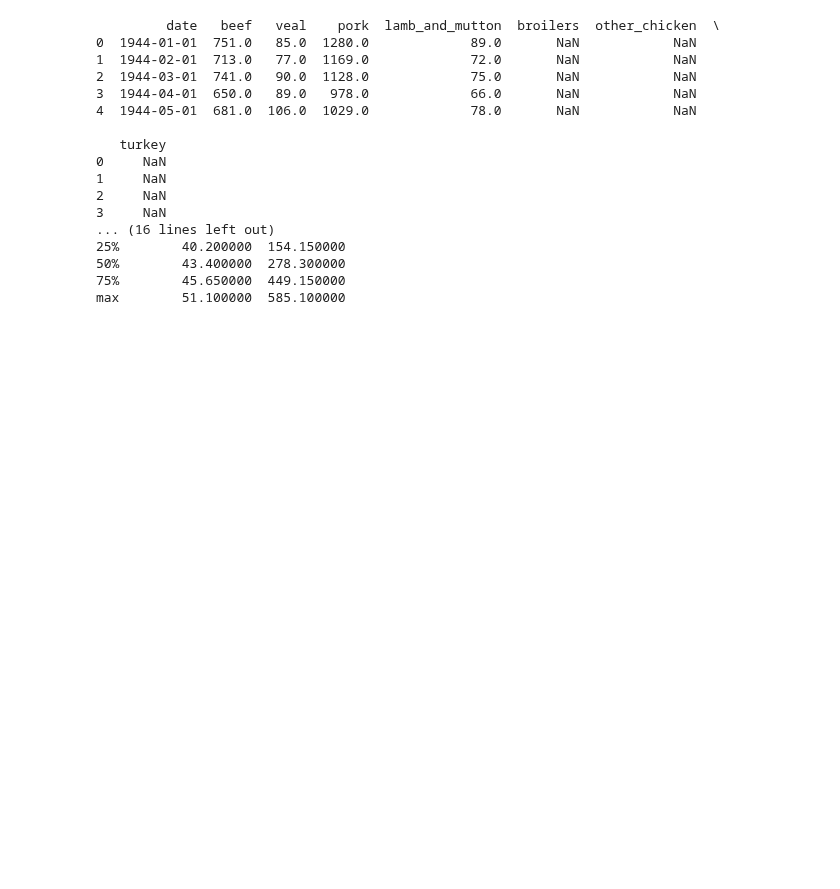
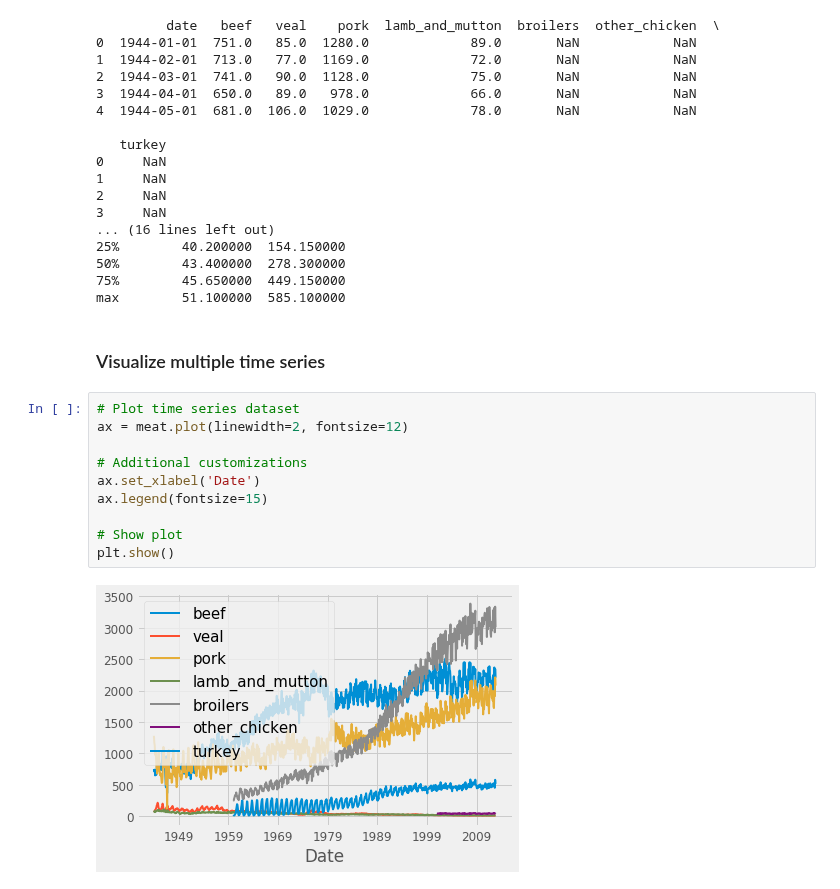
Before and after one commit to bhaskarjitsarmah/projects_D, a Jupyter notebook: Visualizing Time Series Data in Python/Visualizing Time Series Data in Python.ipynb, the cells around one changed output. Saved outputs shown, nothing was run; the diff lists cells and outputs as text; blank space fills up the shorter version.

Commit message:
added code to plot multiple time series

```diff
--- a/Visualizing Time Series Data in Python/Visualizing Time Series Data in Python.ipynb
+++ b/Visualizing Time Series Data in Python/Visualizing Time Series Data in Python.ipynb
@@ -545,3 +545,17 @@ print(meat.describe())
 50%        43.400000  278.300000
 75%        45.650000  449.150000
 max        51.100000  585.100000
+# %% [markdown]
+### Visualize multiple time series
+# %%
+# Plot time series dataset
+ax = meat.plot(linewidth=2, fontsize=12)
+
+# Additional customizations
+ax.set_xlabel('Date')
+ax.legend(fontsize=15)
+
+# Show plot
+plt.show()
+# %% [output]
+[figure, added]
```
Also changed, not shown: parts of 1 cell of this notebook.
